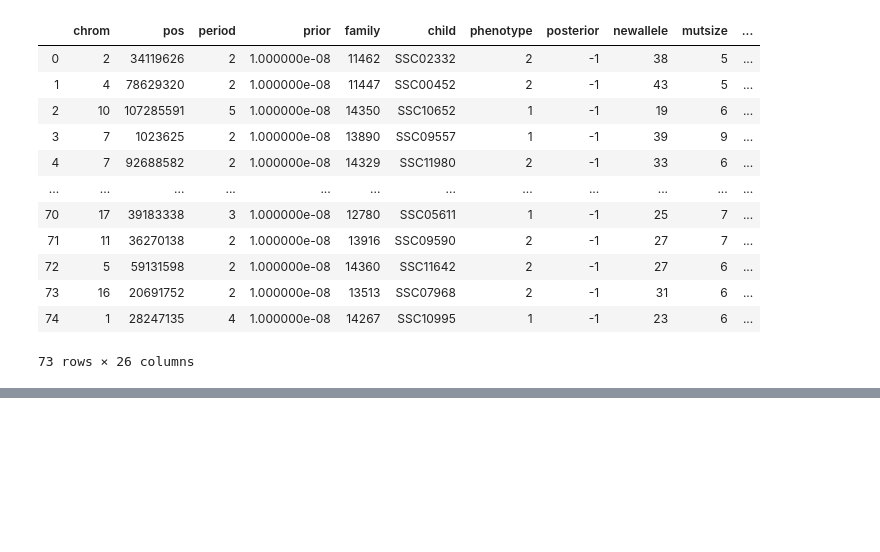
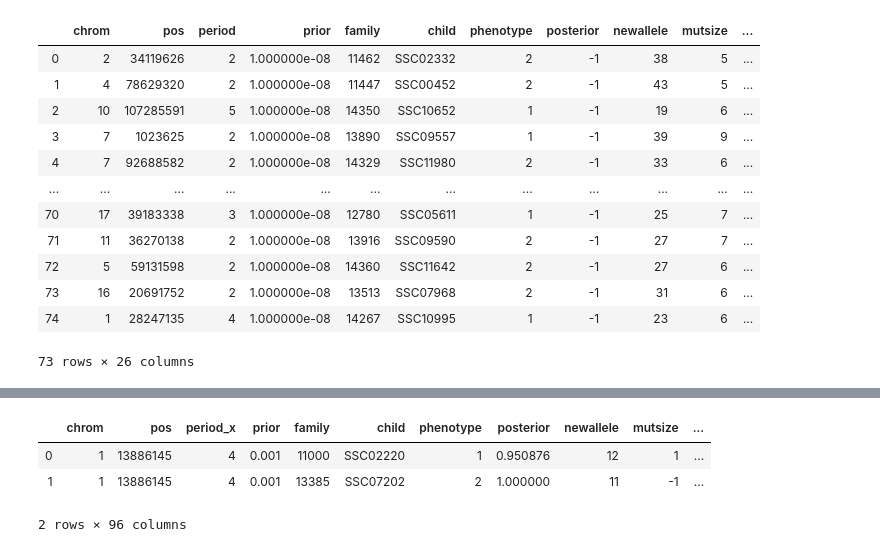
Before and after one commit to gymreklab/ssc-denovos-paper, a Jupyter notebook: figure-notebooks-v2/Mitra_etal_Figure3+4_Burden_v2.ipynb, the cells around one changed output, grey strips where cells are left out. Cells and saved outputs as stored; diff of their text form; code cells hidden in the pictures; blank space fills up the shorter version.

```diff
--- a/figure-notebooks-v2/Mitra_etal_Figure3+4_Burden_v2.ipynb
+++ b/figure-notebooks-v2/Mitra_etal_Figure3+4_Burden_v2.ipynb
@@ -817,0 +850,7 @@ ndata # add chrX separately.
+# %%
+finaldata[finaldata["pos"]==13886145]
+# %% [output]
+|  | chrom | pos | period_x | prior | family | child | phenotype | posterior | newallele | mutsize | ... |
+| 0 | 1 | 13886145 | 4 | 0.001 | 11000 | SSC02220 | 1 | 0.950876 | 12 | 1 | ... |
+| 1 | 1 | 13886145 | 4 | 0.001 | 13385 | SSC07202 | 2 | 1.000000 | 11 | -1 | ... |
+2 rows × 96 columns
```
Also changed, not shown: parts of 4 cells of this notebook, 1 other file.
